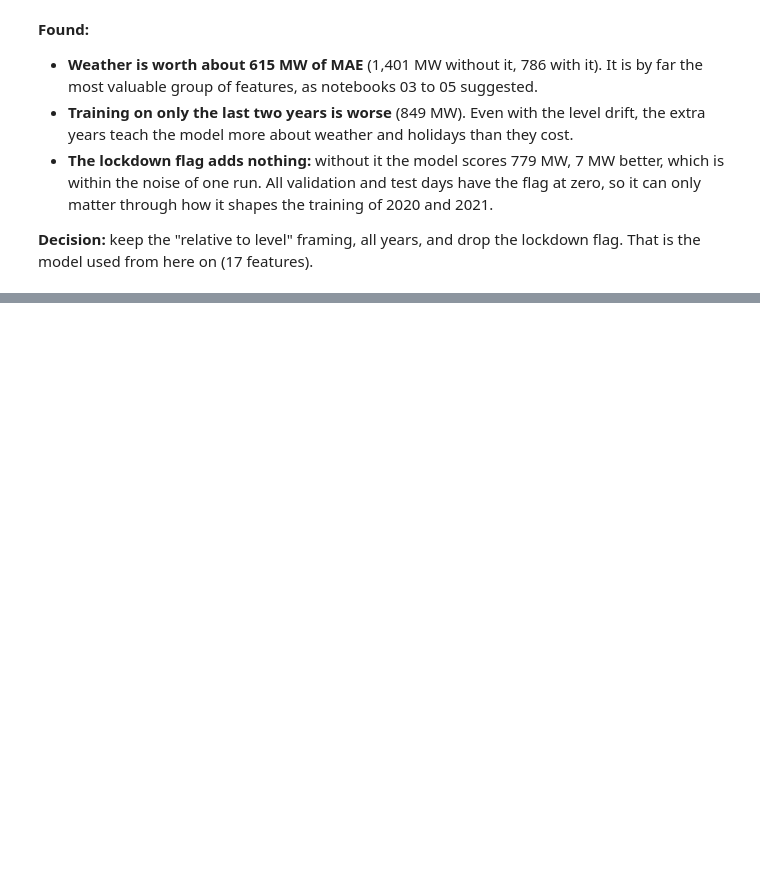
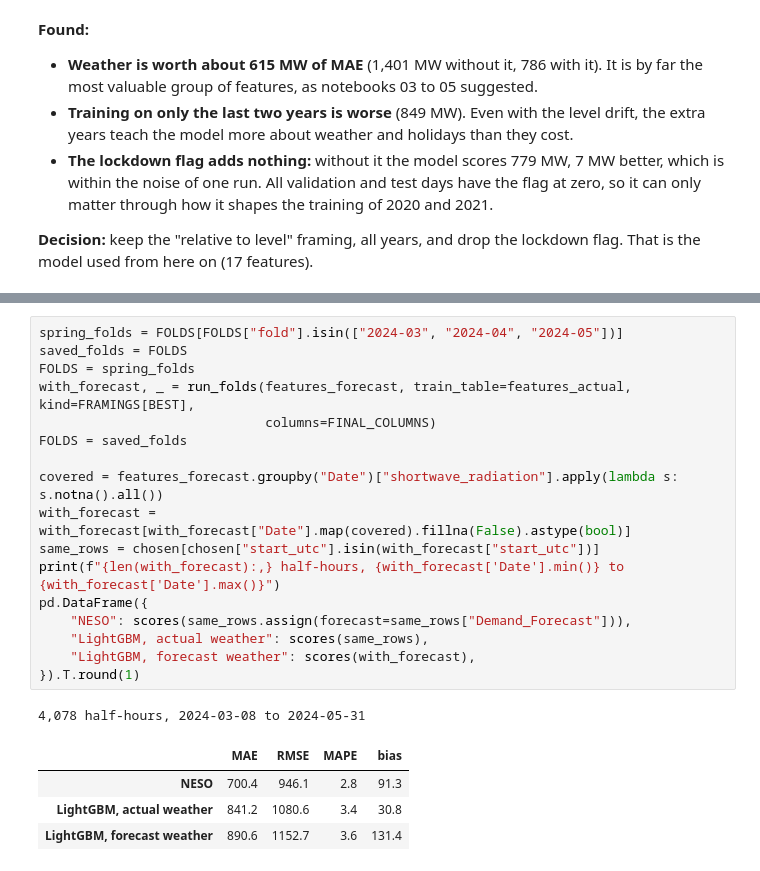
Before and after one commit to ansingh16/gb-demand-forecast, a Jupyter notebook: notebooks/06_lightgbm_point.ipynb, the cells around one changed output, grey strips where cells are left out. Saved outputs shown, nothing was run; the diff lists cells and outputs as text; blank space fills up the shorter version.

```diff
--- a/notebooks/06_lightgbm_point.ipynb
+++ b/notebooks/06_lightgbm_point.ipynb
@@ -324,0 +409,23 @@ is the model used from here on (17 features).
+# %%
+spring_folds = FOLDS[FOLDS["fold"].isin(["2024-03", "2024-04", "2024-05"])]
+saved_folds = FOLDS
+FOLDS = spring_folds
+with_forecast, _ = run_folds(features_forecast, train_table=features_actual, kind=FRAMINGS[BEST],
+                             columns=FINAL_COLUMNS)
+FOLDS = saved_folds
+
+covered = features_forecast.groupby("Date")["shortwave_radiation"].apply(lambda s: s.notna().all())
+with_forecast = with_forecast[with_forecast["Date"].map(covered).fillna(False).astype(bool)]
+same_rows = chosen[chosen["start_utc"].isin(with_forecast["start_utc"])]
+print(f"{len(with_forecast):,} half-hours, {with_forecast['Date'].min()} to {with_forecast['Date'].max()}")
+pd.DataFrame({
+    "NESO": scores(same_rows.assign(forecast=same_rows["Demand_Forecast"])),
+    "LightGBM, actual weather": scores(same_rows),
+    "LightGBM, forecast weather": scores(with_forecast),
+}).T.round(1)
+# %% [output]
+4,078 half-hours, 2024-03-08 to 2024-05-31
+|  | MAE | RMSE | MAPE | bias |
+| NESO | 700.4 | 946.1 | 2.8 | 91.3 |
+| LightGBM, actual weather | 841.2 | 1080.6 | 3.4 | 30.8 |
+| LightGBM, forecast weather | 890.6 | 1152.7 | 3.6 | 131.4 |
```
Also changed, not shown: parts of 9 cells of this notebook.
